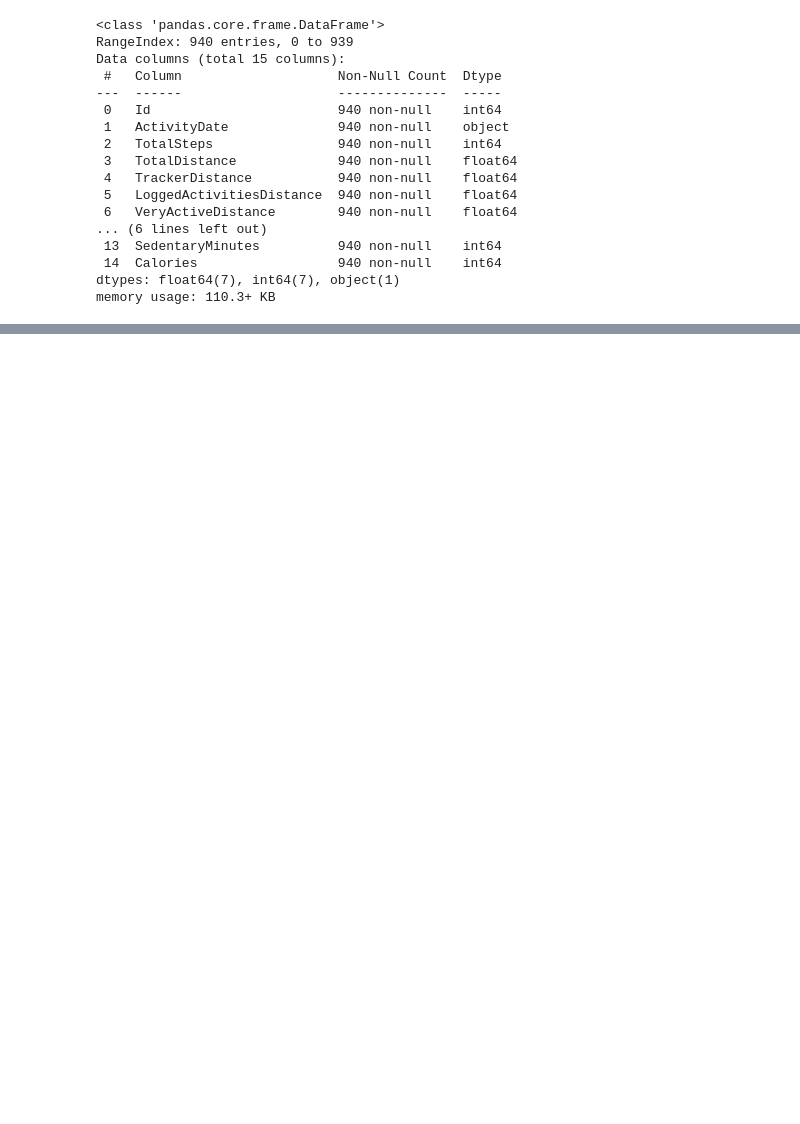
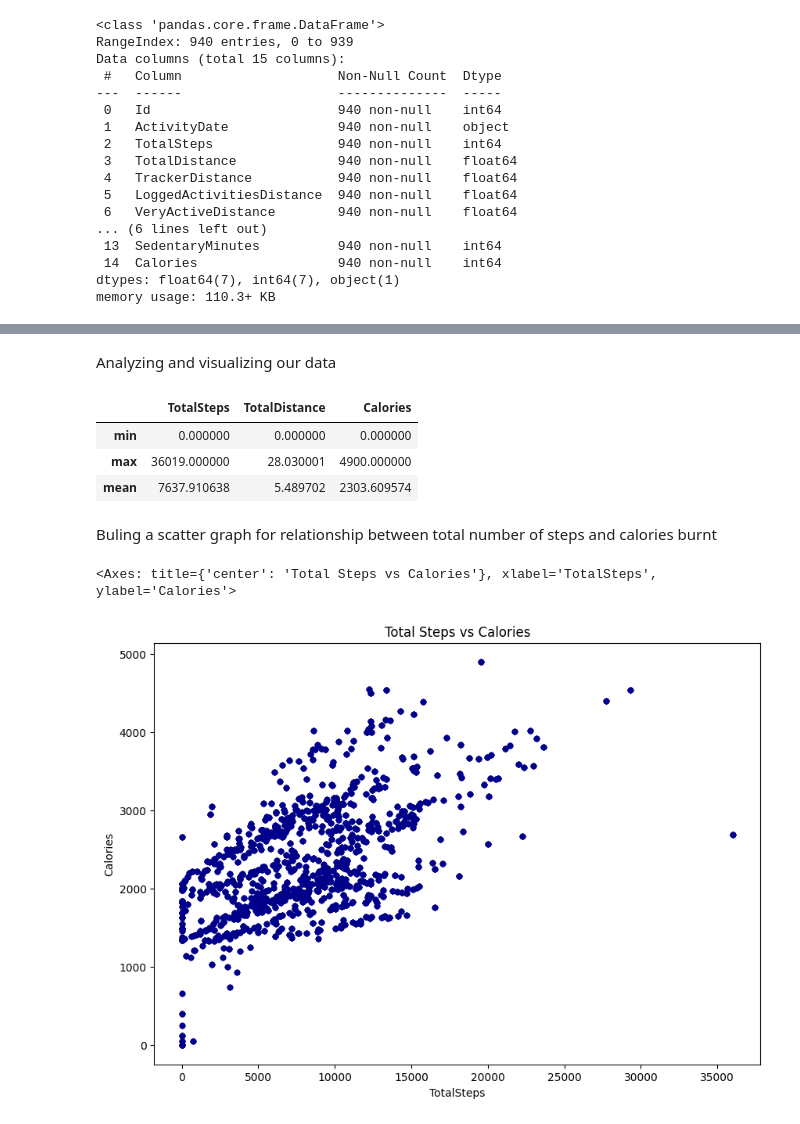
Before and after one commit to Pavan7248/Fitbit, a Jupyter notebook: main.ipynb, the cells around one changed output, grey strips where cells are left out. Saved outputs shown, nothing was run; the diff lists cells and outputs as text; code cells hidden in the pictures; blank space fills up the shorter version.

Commit message:
Analyzed the data through graphs

```diff
--- a/main.ipynb
+++ b/main.ipynb
@@ -283,0 +464,2 @@ memory usage: 73.6+ KB
+# %%
+sleep_Day['Date'] = pd.to_datetime(sleep_Day['Date'])
@@ -283,0 +472,4 @@ memory usage: 73.6+ KB
+# %%
+daily_Activity['DayOfWeek'] = daily_Activity['Date'].dt.day_name()
+
+hourly_steps['DayOfWeek'] = hourly_steps['Time'].dt.day_name()
@@ -283,0 +478,3 @@ memory usage: 73.6+ KB
+# %%
+## Merging daily_Activity and sleep_Day datasets
+date_merged = daily_Activity.merge(sleep_Day, on='Date')
@@ -283,0 +483,2 @@ memory usage: 73.6+ KB
+# %%
+date_merged = date_merged.rename(columns={'Id_x': 'Id_Activity', 'Id_y': 'Id_Sleep'})
@@ -283,0 +511,20 @@ memory usage: 73.6+ KB
+# %% [markdown]
+Analyzing and visualizing our data
+# %%
+#Analyzing total steps, total distance and calories burned per day
+
+daily_Activity.aggregate({'TotalSteps': ['min', 'max', 'mean'],
+                          'TotalDistance': ['min', 'max', 'mean'],
+                          'Calories': ['min', 'max', 'mean']})
+# %% [output]
+|  | TotalSteps | TotalDistance | Calories |
+| min | 0.000000 | 0.000000 | 0.000000 |
+| max | 36019.000000 | 28.030001 | 4900.000000 |
+| mean | 7637.910638 | 5.489702 | 2303.609574 |
+# %% [markdown]
+Buling a scatter graph for relationship between total number of steps and calories burnt
+# %%
+date_merged.plot.scatter(x='TotalSteps', y='Calories', c='DarkBlue', title='Total Steps vs Calories', alpha=0.5, figsize=(10, 7))
+# %% [output]
+<Axes: title={'center': 'Total Steps vs Calories'}, xlabel='TotalSteps', ylabel='Calories'>
+[figure, added]
```
Also changed, not shown: parts of 95 cells of this notebook, 13 other files.
